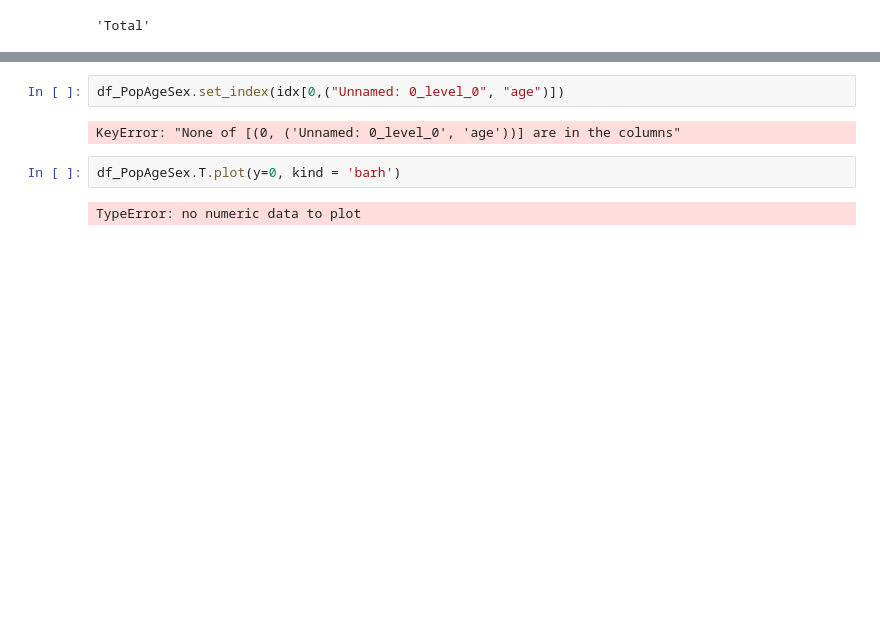
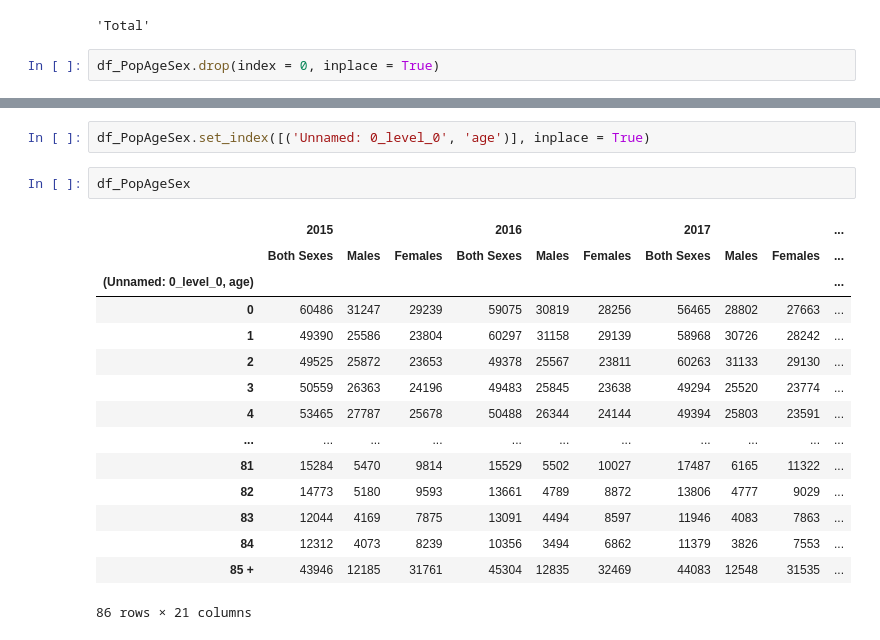
Before and after one commit to spyderroque/Georgia-Ukraine-War, a Jupyter notebook: Demography/Demographics.ipynb, the cells around one changed output, grey strips where cells are left out. Saved outputs shown, nothing was run; the diff lists cells and outputs as text; blank space fills up the shorter version.

```diff
--- a/Demography/Demographics.ipynb
+++ b/Demography/Demographics.ipynb
@@ -382,3 +383,5 @@ df_PopAgeSex.loc[idx[0,(2015, "Males")]]
 df_PopAgeSex.loc[idx[0,("Unnamed: 0_level_0", "age")]]
 # %% [output]
 'Total'
+# %%
+df_PopAgeSex.drop(index = 0, inplace = True)
@@ -385,8 +408,20 @@ df_PopAgeSex.loc[idx[0,("Unnamed: 0_level_0", "age")]]
 # %%
-df_PopAgeSex.set_index(idx[0,("Unnamed: 0_level_0", "age")])
+df_PopAgeSex.set_index([('Unnamed: 0_level_0', 'age')], inplace = True)
-# %% [output]
-KeyError: "None of [(0, ('Unnamed: 0_level_0', 'age'))] are in the columns"
-# %%
-df_PopAgeSex.T.plot(y=0, kind = 'barh')
-# %% [output]
-TypeError: no numeric data to plot
+# %%
+df_PopAgeSex
+# %% [output]
+|  | 2015 |  |  | 2016 |  |  | 2017 |  |  | ... |
+|  | Both Sexes | Males | Females | Both Sexes | Males | Females | Both Sexes | Males | Females | ... |
+| (Unnamed: 0_level_0, age) |  |  |  |  |  |  |  |  |  | ... |
+| 0 | 60486 | 31247 | 29239 | 59075 | 30819 | 28256 | 56465 | 28802 | 27663 | ... |
+| 1 | 49390 | 25586 | 23804 | 60297 | 31158 | 29139 | 58968 | 30726 | 28242 | ... |
+| 2 | 49525 | 25872 | 23653 | 49378 | 25567 | 23811 | 60263 | 31133 | 29130 | ... |
+| 3 | 50559 | 26363 | 24196 | 49483 | 25845 | 23638 | 49294 | 25520 | 23774 | ... |
+| 4 | 53465 | 27787 | 25678 | 50488 | 26344 | 24144 | 49394 | 25803 | 23591 | ... |
+| ... | ... | ... | ... | ... | ... | ... | ... | ... | ... | ... |
+| 81 | 15284 | 5470 | 9814 | 15529 | 5502 | 10027 | 17487 | 6165 | 11322 | ... |
+| 82 | 14773 | 5180 | 9593 | 13661 | 4789 | 8872 | 13806 | 4777 | 9029 | ... |
+| 83 | 12044 | 4169 | 7875 | 13091 | 4494 | 8597 | 11946 | 4083 | 7863 | ... |
+| 84 | 12312 | 4073 | 8239 | 10356 | 3494 | 6862 | 11379 | 3826 | 7553 | ... |
+| 85 + | 43946 | 12185 | 31761 | 45304 | 12835 | 32469 | 44083 | 12548 | 31535 | ... |
+86 rows × 21 columns
```
Also changed, not shown: parts of 4 cells of this notebook, 1 other file.
